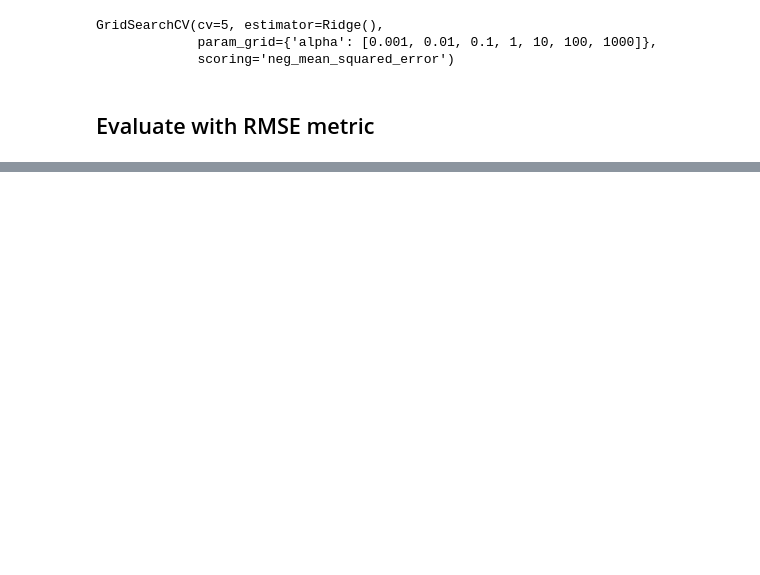
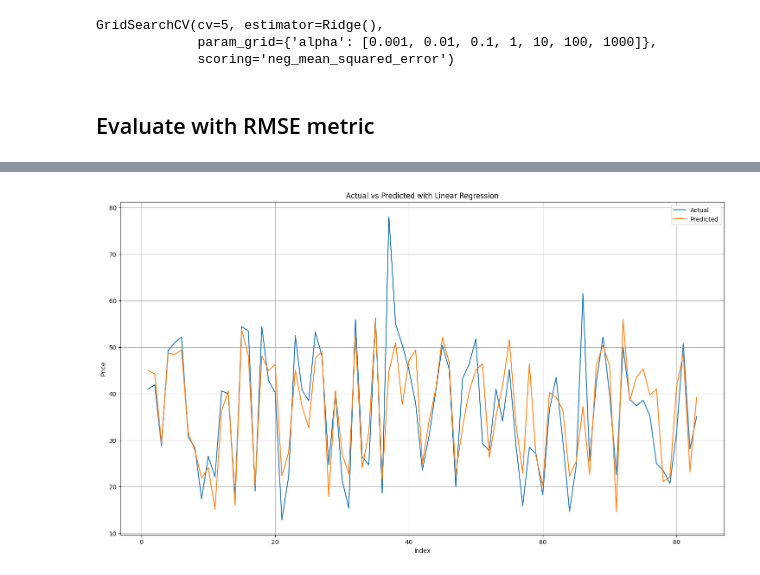
Before and after one commit to thangquang09/HCMUS, a Jupyter notebook: IntroduceDS/Lab02_RegressionModel.ipynb, the cells around one changed output, grey strips where cells are left out. Saved outputs shown, nothing was run; the diff lists cells and outputs as text; code cells hidden in the pictures; blank space fills up the shorter version.

```diff
--- a/IntroduceDS/Lab02_RegressionModel.ipynb
+++ b/IntroduceDS/Lab02_RegressionModel.ipynb
@@ -269,6 +288,7 @@ GridSearchCV(cv=5, estimator=Ridge(),
 # predict
 y_pred_lasso = lasso_regressor.predict(X_test)
 y_pred_ridge = ridge_regressor.predict(X_test)
+y_pred_lin = lin_reg.predict(X_test)
 # %%
 lasso_pred = pd.DataFrame({'Actual': y_test, 'Predicted': y_pred_lasso})
 ridge_pred = pd.DataFrame({'Actual': y_test, 'Predicted': y_pred_ridge})
@@ -328,0 +360,13 @@ plt.show()
+# %%
+plt.figure(figsize=(18, 10))
+plt.plot(x_bar, y_test[:83], label='Actual')
+plt.plot(x_bar, y_pred_lin[:83], label='Predicted')
+plt.title('Actual vs Predicted with Linear Regression')
+plt.xlabel('Index')
+plt.ylabel('Price')
+plt.grid(True)
+plt.legend()
+savefig(plt, 'actual_vs_predicted_linear.png')
+plt.show()
+# %% [output]
+[figure, added]
```
Also changed, not shown: parts of 20 cells of this notebook, 7 other files.
